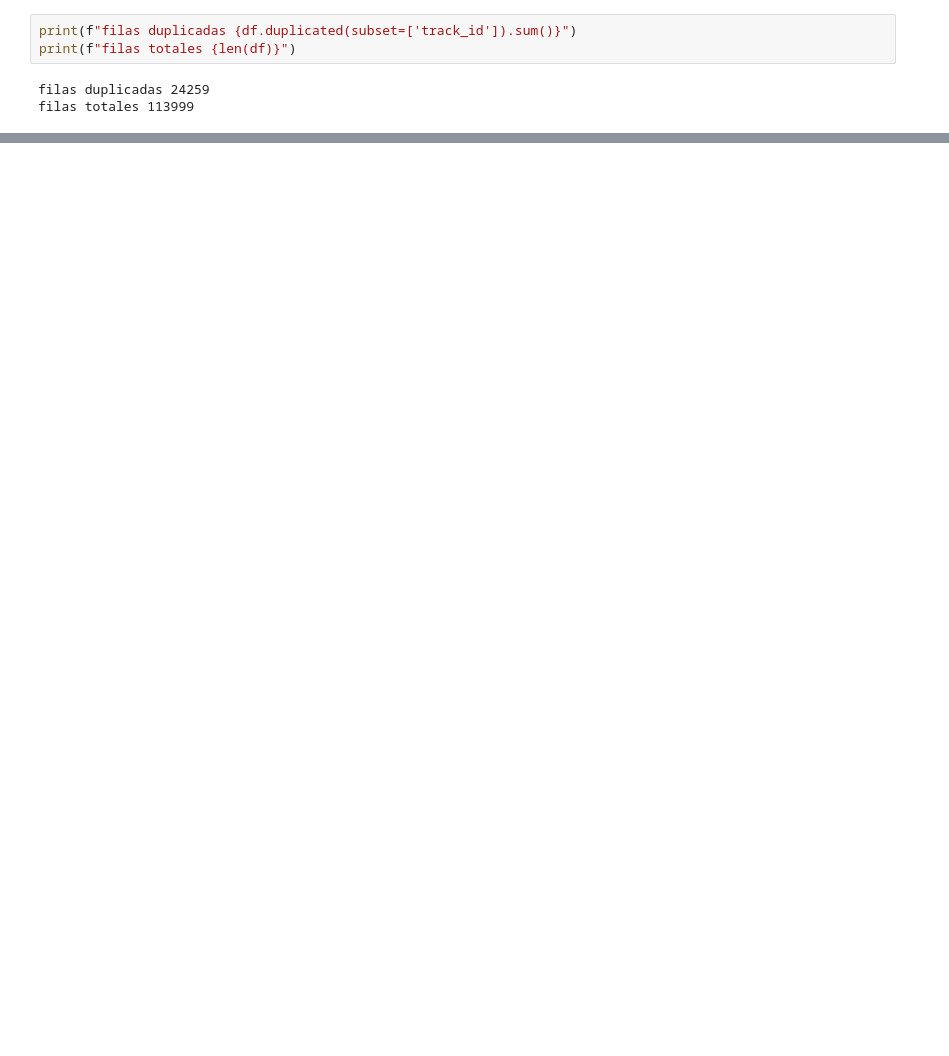
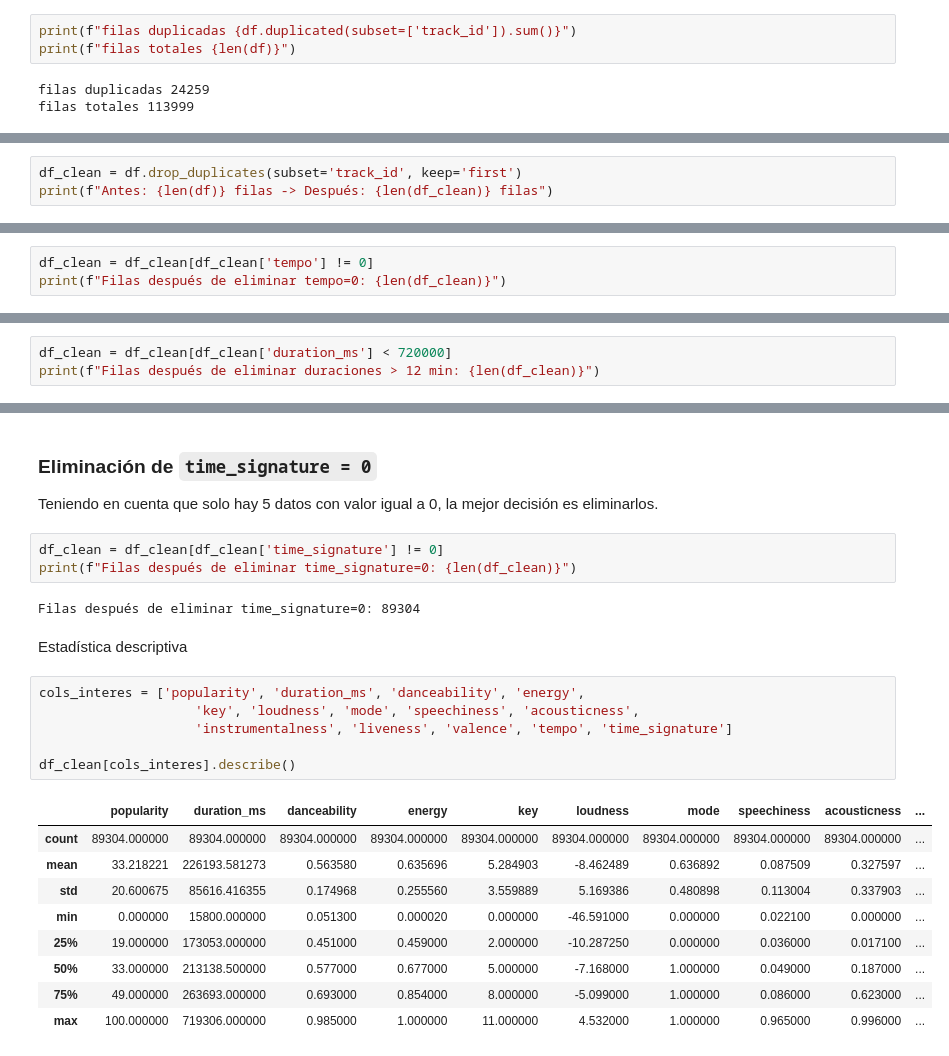
Before and after one commit to JuanDa72/music-mood-analysis, a Jupyter notebook: notebooks/exploration.ipynb, the cells around one changed output, grey strips where cells are left out. Cells and saved outputs as stored; diff of their text form; blank space fills up the shorter version.

```diff
--- a/notebooks/exploration.ipynb
+++ b/notebooks/exploration.ipynb
@@ -71,0 +109,3 @@ filas totales 113999
+# %%
+df_clean = df.drop_duplicates(subset='track_id', keep='first')
+print(f"Antes: {len(df)} filas -> Después: {len(df_clean)} filas")
@@ -71,0 +133,3 @@ filas totales 113999
+# %%
+df_clean = df_clean[df_clean['tempo'] != 0]
+print(f"Filas después de eliminar tempo=0: {len(df_clean)}")
@@ -71,0 +197,3 @@ filas totales 113999
+# %%
+df_clean = df_clean[df_clean['duration_ms'] < 720000]
+print(f"Filas después de eliminar duraciones > 12 min: {len(df_clean)}")
@@ -71,0 +218,27 @@ filas totales 113999
+# %% [markdown]
+### Eliminación de `time_signature = 0`
+
+Teniendo en cuenta que solo hay 5 datos con valor igual a 0, la mejor decisión es eliminarlos.
+# %%
+df_clean = df_clean[df_clean['time_signature'] != 0]
+print(f"Filas después de eliminar time_signature=0: {len(df_clean)}")
+# %% [output]
+Filas después de eliminar time_signature=0: 89304
+# %% [markdown]
+Estadística descriptiva
+# %%
+cols_interes = ['popularity', 'duration_ms', 'danceability', 'energy',
+                    'key', 'loudness', 'mode', 'speechiness', 'acousticness',
+                    'instrumentalness', 'liveness', 'valence', 'tempo', 'time_signature']
+
+df_clean[cols_interes].describe()
+# %% [output]
+|  | popularity | duration_ms | danceability | energy | key | loudness | mode | speechiness | acousticness | ... |
+| count | 89304.000000 | 89304.000000 | 89304.000000 | 89304.000000 | 89304.000000 | 89304.000000 | 89304.000000 | 89304.000000 | 89304.000000 | ... |
+| mean | 33.218221 | 226193.581273 | 0.563580 | 0.635696 | 5.284903 | -8.462489 | 0.636892 | 0.087509 | 0.327597 | ... |
+| std | 20.600675 | 85616.416355 | 0.174968 | 0.255560 | 3.559889 | 5.169386 | 0.480898 | 0.113004 | 0.337903 | ... |
+| min | 0.000000 | 15800.000000 | 0.051300 | 0.000020 | 0.000000 | -46.591000 | 0.000000 | 0.022100 | 0.000000 | ... |
+| 25% | 19.000000 | 173053.000000 | 0.451000 | 0.459000 | 2.000000 | -10.287250 | 0.000000 | 0.036000 | 0.017100 | ... |
+| 50% | 33.000000 | 213138.500000 | 0.577000 | 0.677000 | 5.000000 | -7.168000 | 1.000000 | 0.049000 | 0.187000 | ... |
+| 75% | 49.000000 | 263693.000000 | 0.693000 | 0.854000 | 8.000000 | -5.099000 | 1.000000 | 0.086000 | 0.623000 | ... |
+| max | 100.000000 | 719306.000000 | 0.985000 | 1.000000 | 11.000000 | 4.532000 | 1.000000 | 0.965000 | 0.996000 | ... |
```
Also changed, not shown: parts of 36 cells of this notebook.
